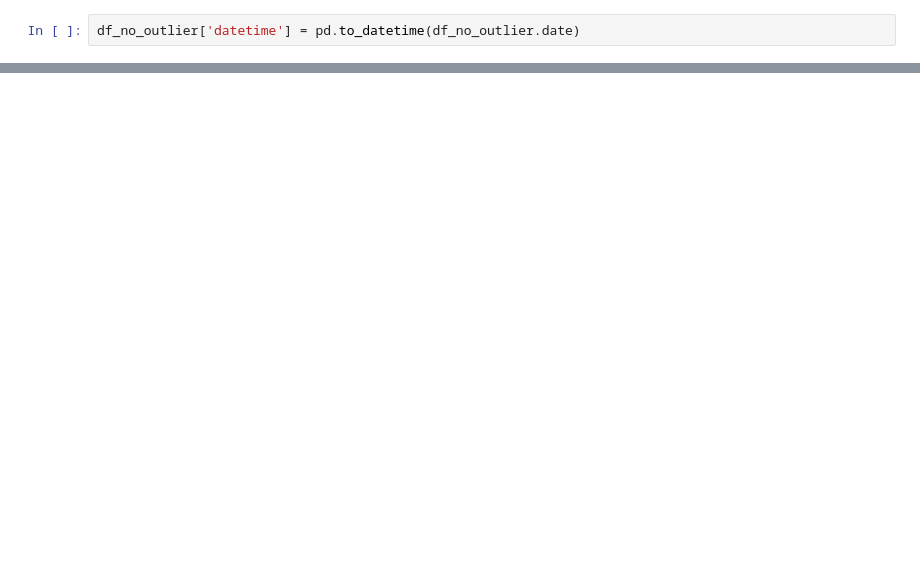
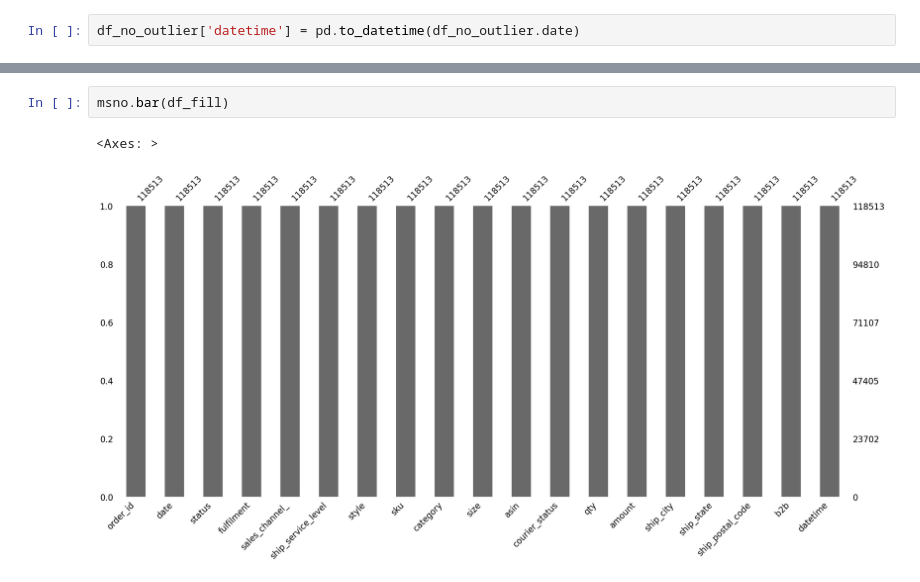
Before and after one commit to alfandysurya2/portfolio, a Jupyter notebook: E-Commerce Data Pipeline with Airflow/notebook/amazon_sale_report_pulling_and_preprocessing_debug.ipynb, the cells around one changed output, grey strips where cells are left out. Drawn from its saved outputs; the diff is of its cells as text; blank space fills up the shorter version.

```diff
--- a/E-Commerce Data Pipeline with Airflow/notebook/amazon_sale_report_pulling_and_preprocessing_debug.ipynb
+++ b/E-Commerce Data Pipeline with Airflow/notebook/amazon_sale_report_pulling_and_preprocessing_debug.ipynb
@@ -279,0 +328,5 @@ dtype: float64
+# %%
+msno.bar(df_fill)
+# %% [output]
+<Axes: >
+[figure, added]
```
Also changed, not shown: parts of 7 cells of this notebook, 47 other files.
